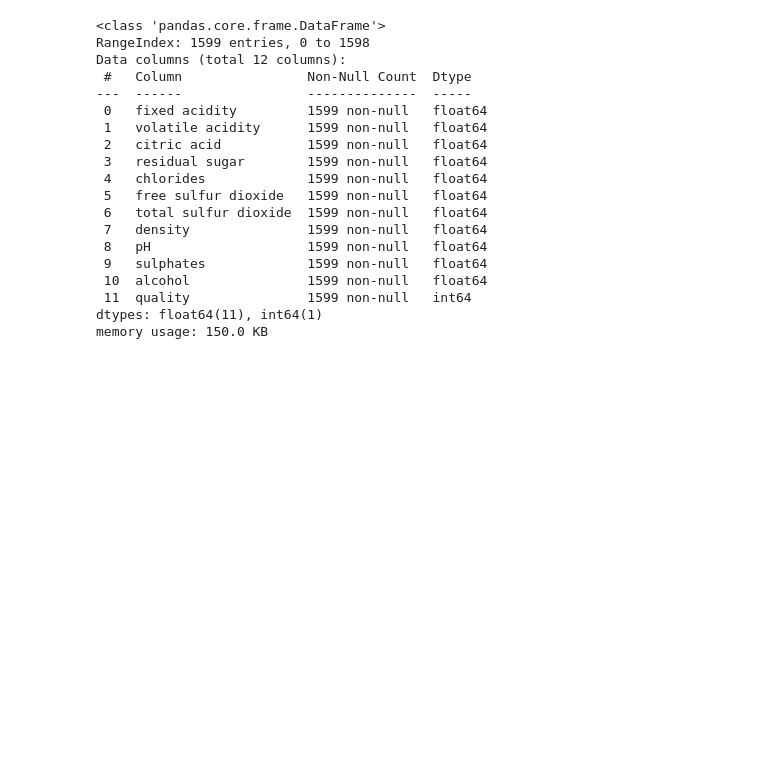
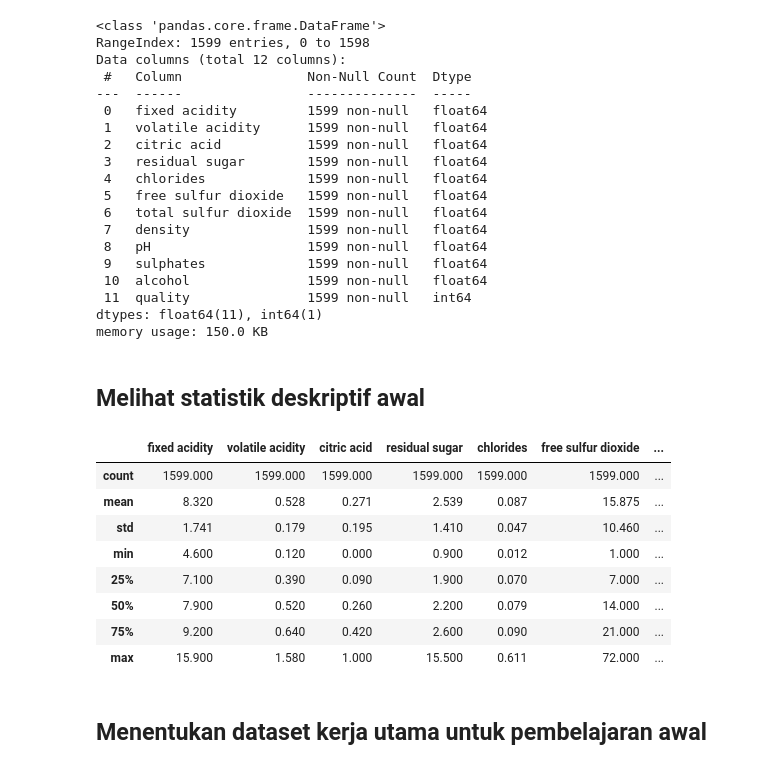
Before and after one commit to r021n/simple-machine-learing, a Jupyter notebook: Wine_Quality_Prediction.ipynb, the cells around one changed output. Cells and saved outputs as stored; diff of their text form; code cells hidden in the pictures; blank space fills up the shorter version.

```diff
--- a/Wine_Quality_Prediction.ipynb
+++ b/Wine_Quality_Prediction.ipynb
@@ -83,3 +83,19 @@ Data columns (total 12 columns):
  11  quality               1599 non-null   int64
 dtypes: float64(11), int64(1)
 memory usage: 150.0 KB
+# %% [markdown]
+##  Melihat statistik deskriptif awal
+# %%
+df_red.describe()
+# %% [output]
+|  | fixed acidity | volatile acidity | citric acid | residual sugar | chlorides | free sulfur dioxide | ... |
+| count | 1599.000 | 1599.000 | 1599.000 | 1599.000 | 1599.000 | 1599.000 | ... |
+| mean | 8.320 | 0.528 | 0.271 | 2.539 | 0.087 | 15.875 | ... |
+| std | 1.741 | 0.179 | 0.195 | 1.410 | 0.047 | 10.460 | ... |
+| min | 4.600 | 0.120 | 0.000 | 0.900 | 0.012 | 1.000 | ... |
+| 25% | 7.100 | 0.390 | 0.090 | 1.900 | 0.070 | 7.000 | ... |
+| 50% | 7.900 | 0.520 | 0.260 | 2.200 | 0.079 | 14.000 | ... |
+| 75% | 9.200 | 0.640 | 0.420 | 2.600 | 0.090 | 21.000 | ... |
+| max | 15.900 | 1.580 | 1.000 | 15.500 | 0.611 | 72.000 | ... |
+# %% [markdown]
+## Menentukan dataset kerja utama untuk pembelajaran awal
```
Also changed, not shown: parts of 3 cells of this notebook.
